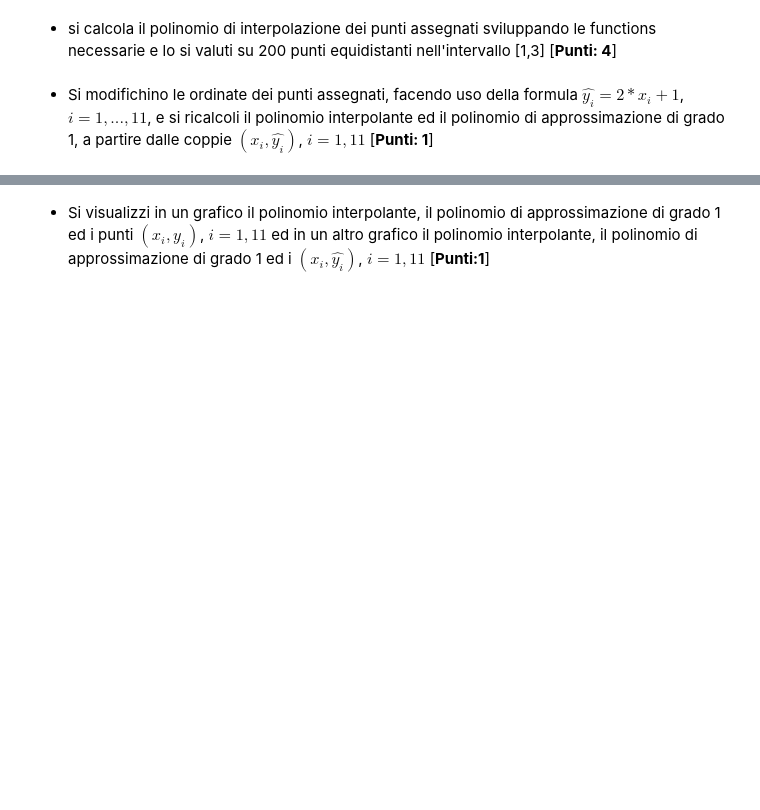
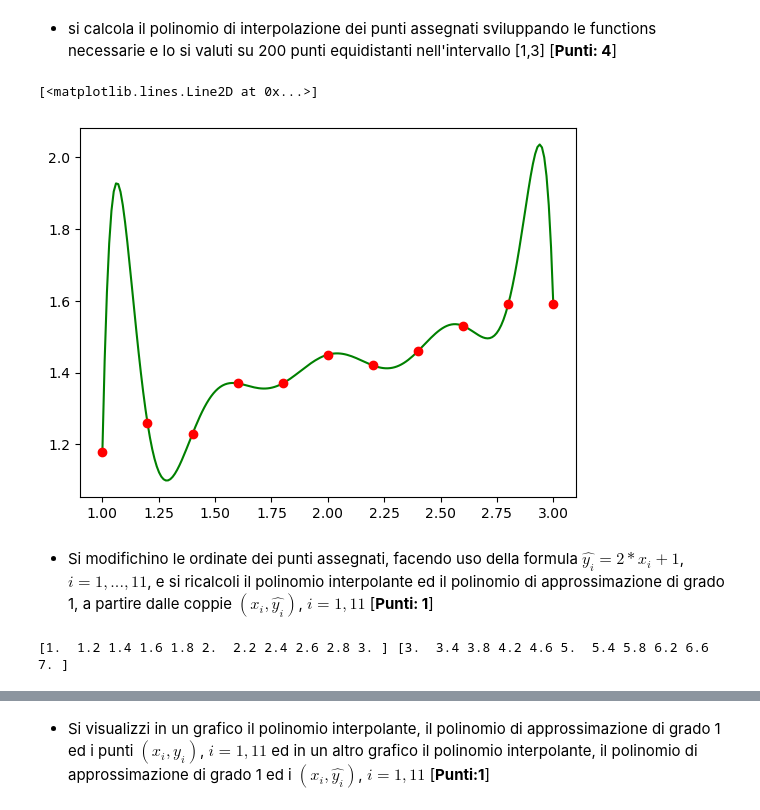
Before and after one commit to Gianmarco-Fabbri/Metodi-numerici, a Jupyter notebook: Simulazioni Esami-20240604/Simulazione_I/Simulazione_Esame_I.ipynb, the cells around one changed output, grey strips where cells are left out. Cells and saved outputs as stored; diff of their text form; code cells hidden in the pictures; blank space fills up the shorter version.

```diff
--- a/Simulazioni Esami-20240604/Simulazione_I/Simulazione_Esame_I.ipynb
+++ b/Simulazioni Esami-20240604/Simulazione_I/Simulazione_Esame_I.ipynb
@@ -187,4 +221,37 @@ Scrivere lo script python in cui:
 # %% [markdown]
 - si calcola il polinomio di interpolazione dei punti assegnati sviluppando le functions necessarie e lo si valuti su 200 punti equidistanti nell'intervallo [1,3]  [**Punti: 4**]
+# %%
+def plagr(xnodi,j):
+    xzeri=np.zeros_like(xnodi)
+    n=xnodi.size
+    if j==0:
+      xzeri=xnodi[1:n]
+    else:
+      xzeri=np.append(xnodi[0:j],xnodi[j+1:n])
+    num=np.poly(xzeri)  #to do
+    den=np.polyval(num, xnodi[j])  #to do
+    p=num/den
+    return p
+# %%
+def InterpL(x, y, xx):
+     n=x.size
+     m=xx.size
+     L=np.zeros((m,n))
+     for j in range(n):
+        p=plagr(x,j)            #to do
+        L[:,j]=np.polyval(p,xx) #to do
+     return L@y
+# %%
+polInterp=InterpL(x,y,xx)
+plt.plot(xx,polInterp,'-g')
+plt.plot(x,y,'ro')
+# %% [output]
+[<matplotlib.lines.Line2D at 0x...>]
+[figure, added]
 # %% [markdown]
 - Si modifichino le ordinate dei punti assegnati, facendo uso della formula   $\hat{y_i}=2*x_i+1$, $i=1,...,11$, e si ricalcoli il polinomio interpolante ed il polinomio di approssimazione di grado 1, a partire dalle coppie $(x_i,\hat{y_i})$, $i=1,11$   [**Punti: 1**]
+# %%
+y1=x*2+1
+print(x,y1)
+# %% [output]
+[1.  1.2 1.4 1.6 1.8 2.  2.2 2.4 2.6 2.8 3. ] [3.  3.4 3.8 4.2 4.6 5.  5.4 5.8 6.2 6.6 7. ]
```
Also changed, not shown: parts of 14 cells of this notebook, 9 other files.
